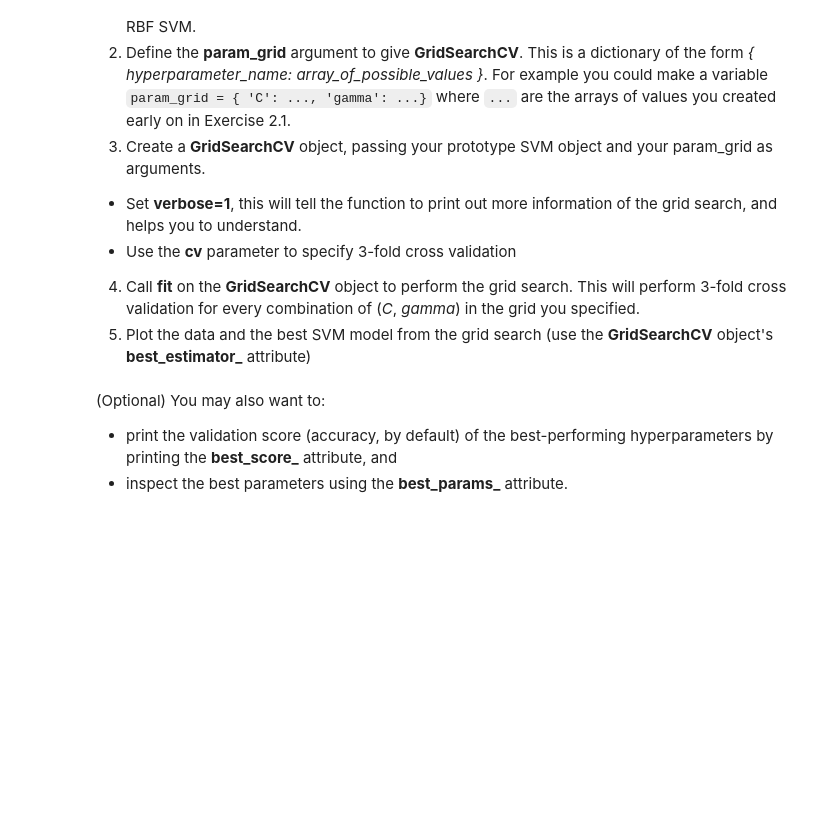
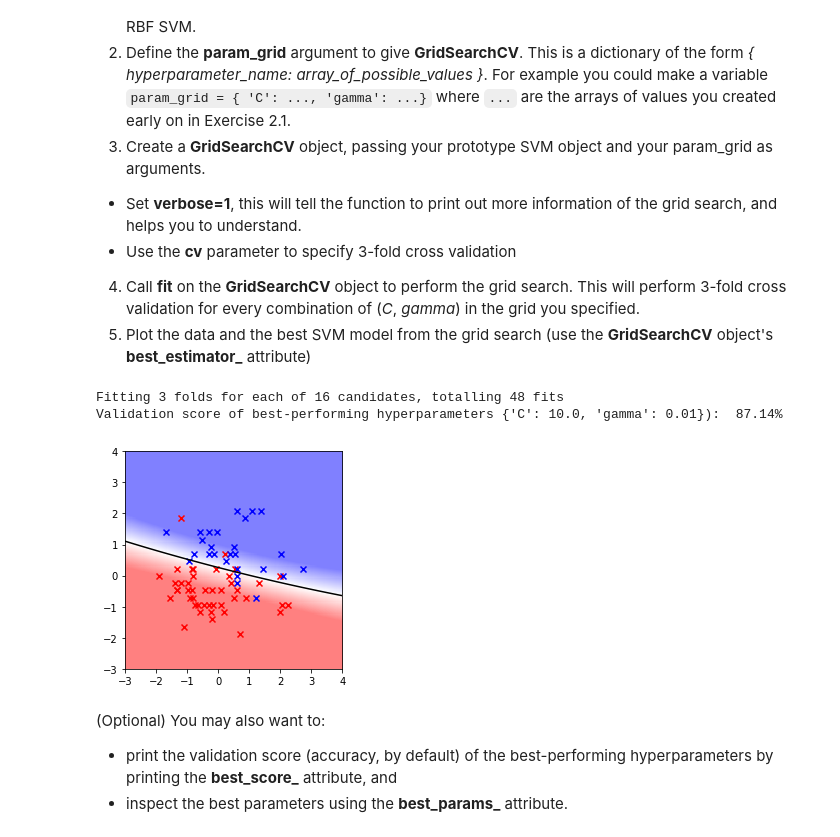
Before and after one commit to alimus22/SOEN, a Jupyter notebook: COMP432/lab8/lab8-exercises.ipynb, the cells around one changed output. Cells and saved outputs as stored; diff of their text form; code cells hidden in the pictures; blank space fills up the shorter version.

```diff
--- a/COMP432/lab8/lab8-exercises.ipynb
+++ b/COMP432/lab8/lab8-exercises.ipynb
@@ -285,3 +283,17 @@ In particular, you should do the following:
+# %%
+# Your code here. Aim for 6-10 lines.
+
+rbf_svm = sklearn.svm.SVC(kernel='rbf');
+param_grid = {'C': c_params, 'gamma':g_params};
+gridSearch = sklearn.model_selection.GridSearchCV(estimator=rbf_svm, param_grid=param_grid, cv=3, verbose=1).fit(X_train, y_train);
+
+plot_data(X_train, y_train);
+plot_decision_function(gridSearch.best_estimator_);
+print(f'Validation score of best-performing hyperparameters {gridSearch.best_params_}): {gridSearch.best_score_ * 100: .2f}%');
+# %% [output]
+Fitting 3 folds for each of 16 candidates, totalling 48 fits
+Validation score of best-performing hyperparameters {'C': 10.0, 'gamma': 0.01}):  87.14%
+[figure, added]
 # %% [markdown]
 (Optional) You may also want to:
 * print the validation score (accuracy, by default) of the best-performing hyperparameters by printing the **best_score_** attribute, and
```
Also changed, not shown: parts of 7 cells of this notebook.
